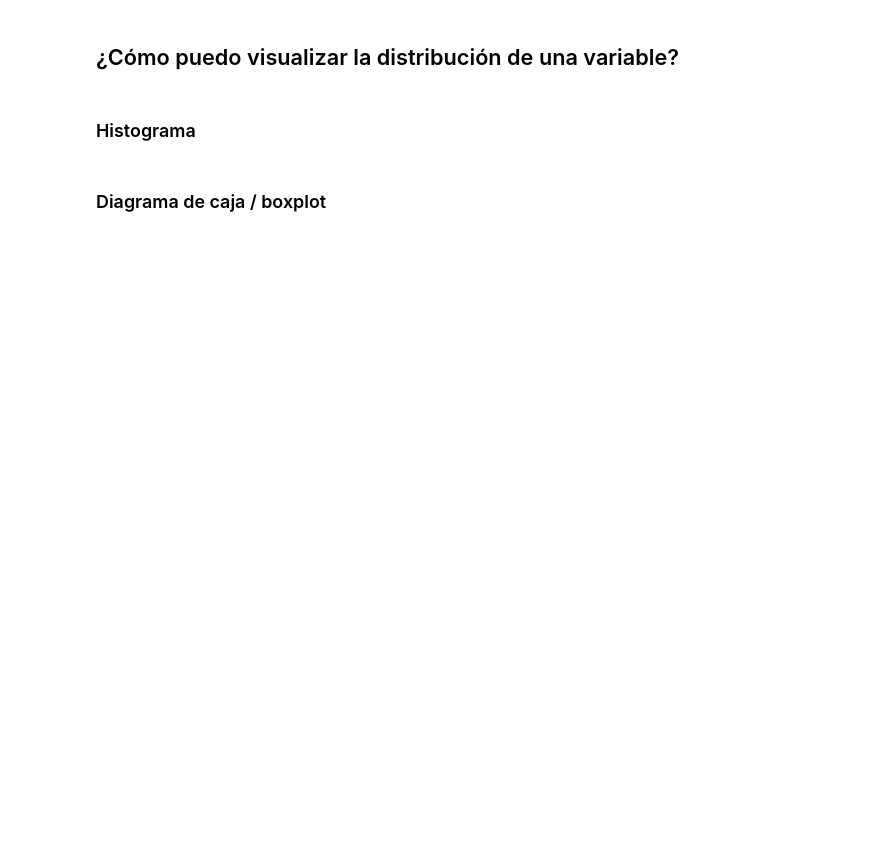
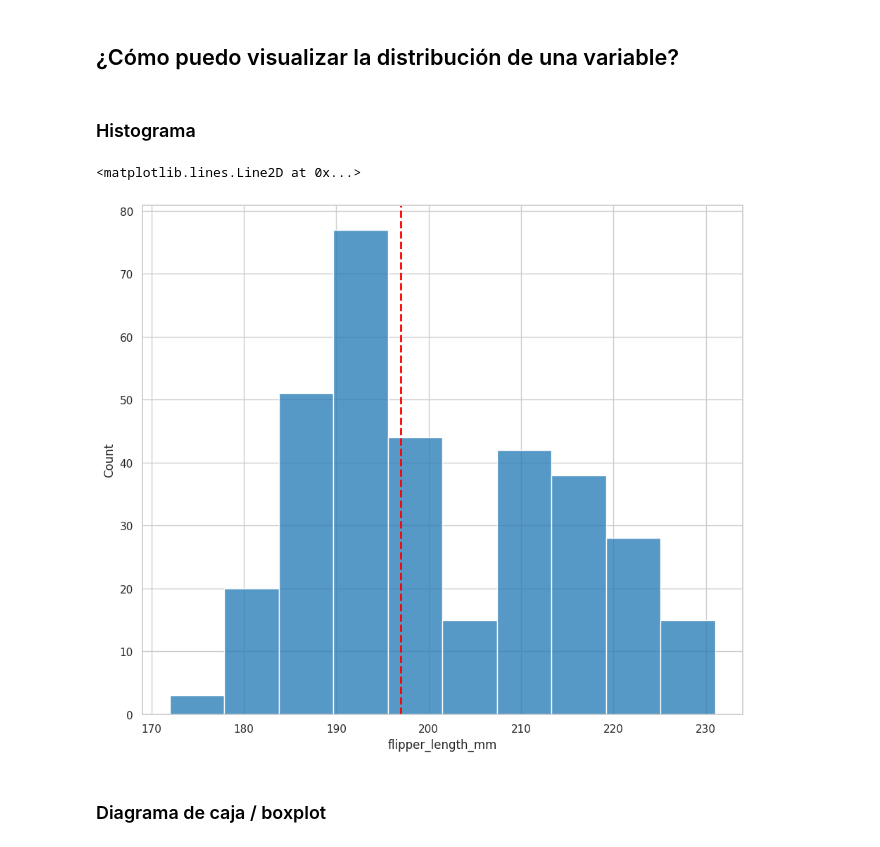
Before and after one commit to jariel17/curso-analisis-exploratorio-de-datos, a Jupyter notebook: 01-conociendo-nuestros-datos.ipynb, the cells around one changed output. Drawn from its saved outputs; the diff is of its cells as text; code cells hidden in the pictures; blank space fills up the shorter version.

Commit message:
Add distribution graph

```diff
--- a/01-conociendo-nuestros-datos.ipynb
+++ b/01-conociendo-nuestros-datos.ipynb
@@ -628,5 +724,20 @@ La curtosis es una herramienta útil para comprender la forma y la variabilidad
 ## ¿Cómo puedo visualizar la distribución de una variable?
 # %% [markdown]
 ### Histograma
+# %%
+sns.histplot(
+    data=processed_penguins_df,
+    x='flipper_length_mm'
+)
+
+plt.axvline(
+    x=processed_penguins_df.flipper_length_mm.median(),
+    color='red',
+    linestyle='dashed',
+    linewidth='2'
+)
+# %% [output]
+<matplotlib.lines.Line2D at 0x...>
+[figure, added]
 # %% [markdown]
 ### Diagrama de caja / boxplot
```
Also changed, not shown: parts of 13 cells of this notebook.
